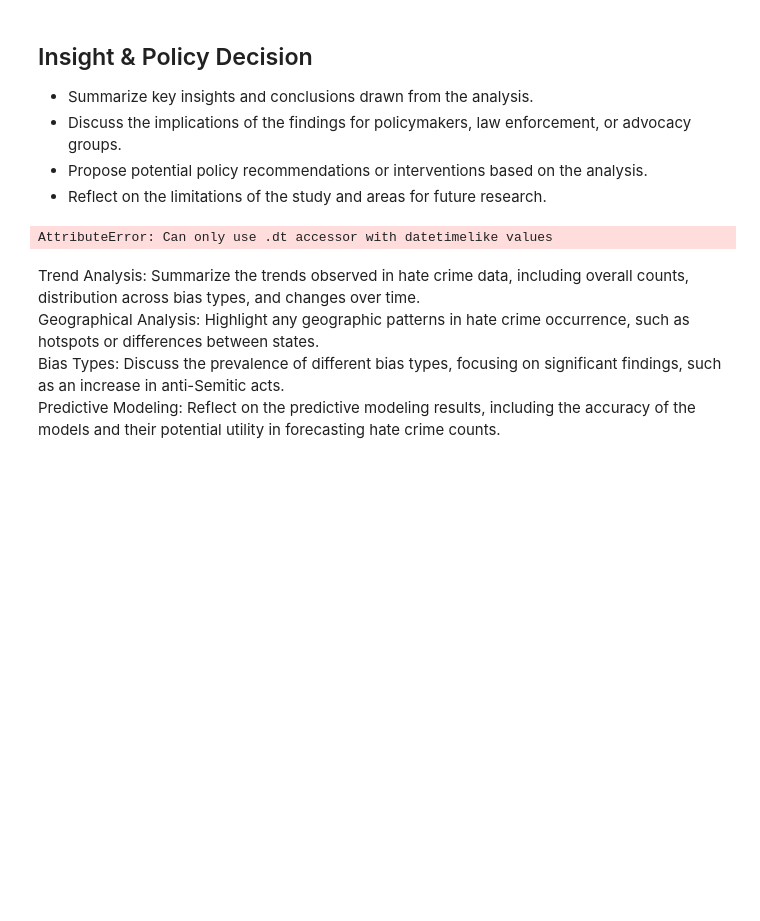
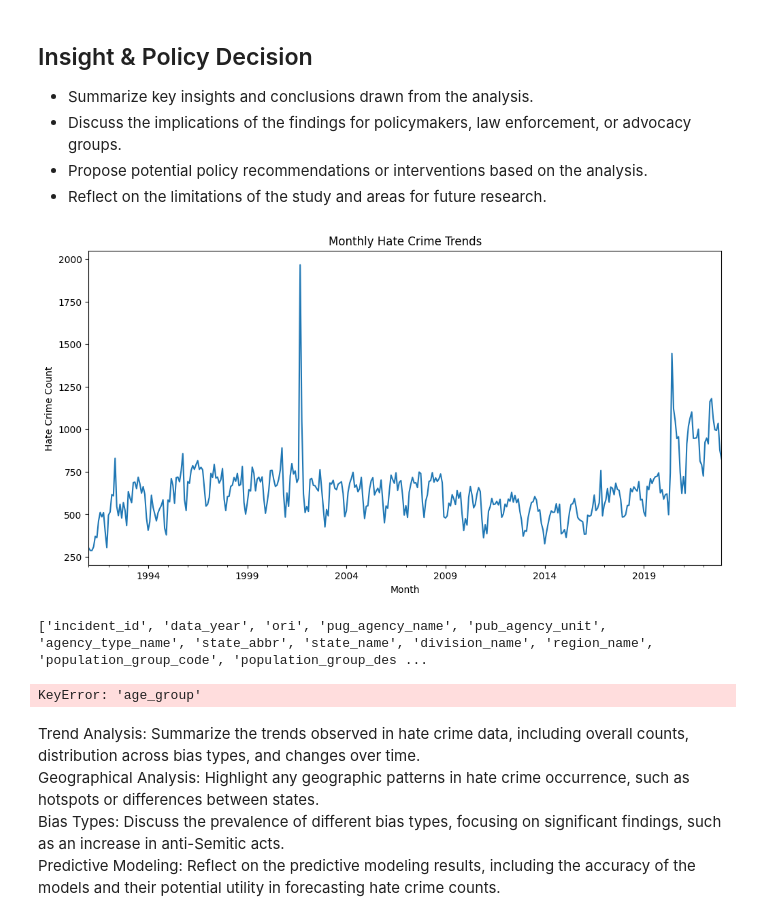
Before and after one commit to e-sider/cmsc320-final, a Jupyter notebook: newer_final_tutorial.ipynb, the cells around one changed output. Saved outputs shown, nothing was run; the diff lists cells and outputs as text; code cells hidden in the pictures; blank space fills up the shorter version.

```diff
--- a/newer_final_tutorial.ipynb
+++ b/newer_final_tutorial.ipynb
@@ -462,6 +486,7 @@ Decision Tree MSE: 3.914798260811183
 #Temporal Analysis
 
 # Group data by month and count hate crimes
+all_data['incident_date'] = pd.to_datetime(all_data['incident_date'])
 monthly_counts = only_relevant.groupby(all_data['incident_date'].dt.to_period('M')).size()
 
 # Plot monthly hate crime counts
@@ -472,7 +497,9 @@ plt.show()
 #Demographic Analysis
 
 # Group data by demographic variables and count hate crimes
+print(all_data.columns.tolist())
 demographic_counts = all_data.groupby(['age_group', 'gender']).size()
+
 
 # Plot demographic breakdown of hate crimes
 demographic_counts.plot(kind='bar', figsize=(12, 6), xlabel='Demographic Group', ylabel='Hate Crime Count', title='Demographic Analysis of Hate Crimes')
@@ -495,34 +522,36 @@ all_data['sentiment_polarity'] = all_data['description'].apply(lambda x: TextBlo
 import geopandas as gpd
 
 # Example: Create a choropleth map of hate crime counts by state
 usa = gpd.read_file(gpd.datasets.get_path('naturalearth_lowres'))
 state_counts = all_data['state_name'].value_counts()
 usa['hate_crime_count'] = usa['name'].map(state_counts)
 usa.plot(column='hate_crime_count', cmap='OrRd', figsize=(15, 10), legend=True)
 plt.title('Hate Crime Counts by State')
 plt.show()
 
 
 
 #Comparative Analysis
 # Compare hate crime trends between different regions or time periods
 region_counts = all_data.groupby(['region', 'data_year']).size().unstack()
 region_counts.plot(kind='line', figsize=(12, 6), xlabel='Year', ylabel='Hate Crime Count', title='Hate Crime Trends by Region')
 plt.show()
 
 #Predictive Modeling
 
 # Develop predictive models using scikit-learn or TensorFlow/Keras
 from sklearn.model_selection import train_test_split
 from sklearn.ensemble import RandomForestRegressor
 
 # Example: Train a random forest regressor to predict hate crime counts
 X_train, X_test, y_train, y_test = train_test_split(X, y, test_size=0.2, random_state=42)
 model = RandomForestRegressor()
 model.fit(X_train, y_train)
 predictions = model.predict(X_test)
 # %% [output]
+[figure, added]
-AttributeError: Can only use .dt accessor with datetimelike values
+['incident_id', 'data_year', 'ori', 'pug_agency_name', 'pub_agency_unit', 'agency_type_name', 'state_abbr', 'state_name', 'division_name', 'region_name', 'population_group_code', 'population_group_des ...
+KeyError: 'age_group'
 # %% [markdown]
 Trend Analysis: Summarize the trends observed in hate crime data, including overall counts, distribution across bias types, and changes over time.
 Geographical Analysis: Highlight any geographic patterns in hate crime occurrence, such as hotspots or differences between states.
```
Also changed, not shown: parts of 15 cells of this notebook.
